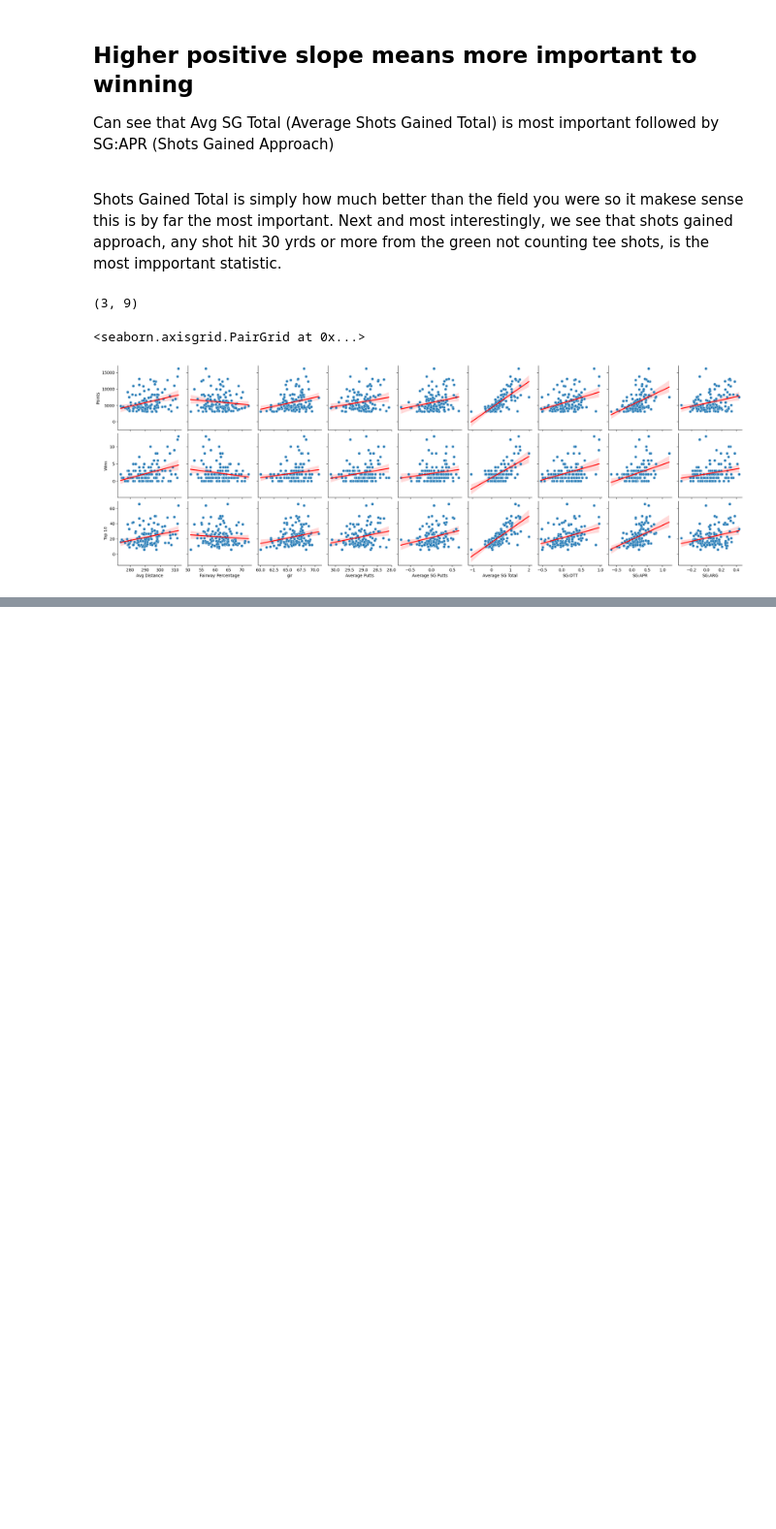
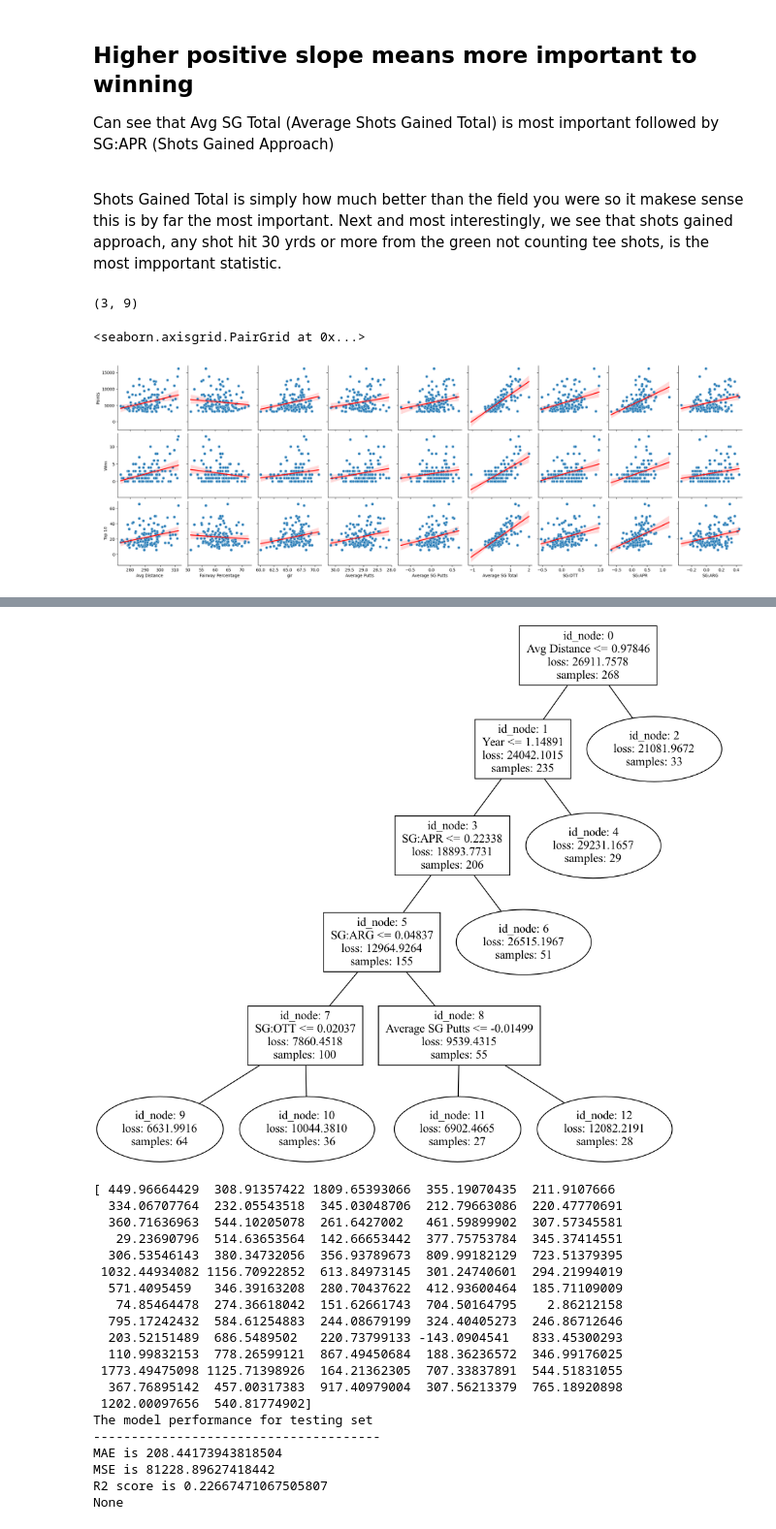
Before and after one commit to michaelmoschitto/golf-success-predictor, a Jupyter notebook: models/LinearTree.ipynb, the cells around one changed output, grey strips where cells are left out. Shown at 97% size. Drawn from its saved outputs; the diff is of its cells as text; code cells hidden in the pictures; blank space fills up the shorter version.

```diff
--- a/models/LinearTree.ipynb
+++ b/models/LinearTree.ipynb
@@ -207,0 +304,62 @@ graph.map(sns.scatterplot)
+# %%
+def train_test_split_validation(X, Y, test_split = .2, validation_split = .1, scale=False):
+    if validation_split:
+
+        if scale:
+            scaler = StandardScaler()
+            x_index = X.index
+            X = pd.DataFrame(scaler.fit_transform(X, Y), columns=feature_cols, index=x_index)
+
+        val_df = pd.merge(X, Y,left_index=True, right_index=True)
+        val_df = val_df.sample(n=int(len(val_df) * validation_split), random_state=42, replace=False)
+
+        X = X.drop(val_df.index)
+        Y = Y.drop(val_df.index)
+
+        x_train, x_test, y_train, y_test = train_test_split(X, Y, test_size=test_split, random_state=42)
+
+
+
+        return x_train, x_test, y_train, y_test, val_df
+
+# x_train, x_test, y_train, y_test, val_df = train_test_split_validation(X, Y, scale=True)
+
+# print(x_train.shape, y_train.shape, x_test.shape, y_test.shape, val_df.shape)
+
+# val_df
+# %%
+TARGET = "Points"
+prediction_df = per_year_df
+X, Y = get_X_Y(prediction_df, target = TARGET)
+x_train, x_test, y_train, y_test, val_df = train_test_split_validation(X, Y, scale=True)
+
+model = LinearTreeRegressor(base_estimator=LinearRegression())
+model.fit(x_train, y_train)
+display(model.plot_model(feature_names=feature_cols))
+yhat = model.predict(x_test)
+print(yhat)
+
+print(calculate_error(y_test, yhat))
+plot_regression(y_test, yhat)
+# %% [output]
+[figure, added]
+[ 449.96664429  308.91357422 1809.65393066  355.19070435  211.9107666
+  334.06707764  232.05543518  345.03048706  212.79663086  220.47770691
+  360.71636963  544.10205078  261.6427002   461.59899902  307.57345581
+   29.23690796  514.63653564  142.66653442  377.75753784  345.37414551
+  306.53546143  380.34732056  356.93789673  809.99182129  723.51379395
+ 1032.44934082 1156.70922852  613.84973145  301.24740601  294.21994019
+  571.4095459   346.39163208  280.70437622  412.93600464  185.71109009
+   74.85464478  274.36618042  151.62661743  704.50164795    2.86212158
+  795.17242432  584.61254883  244.08679199  324.40405273  246.86712646
+  203.52151489  686.5489502   220.73799133 -143.0904541   833.45300293
+  110.99832153  778.26599121  867.49450684  188.36236572  346.99176025
+ 1773.49475098 1125.71398926  164.21362305  707.33837891  544.51831055
+  367.76895142  457.00317383  917.40979004  307.56213379  765.18920898
+ 1202.00097656  540.81774902]
+The model performance for testing set
+--------------------------------------
+MAE is 208.44173943818504
+MSE is 81228.89627418442
+R2 score is 0.22667471067505807
+None
```
Also changed, not shown: parts of 27 cells of this notebook.
